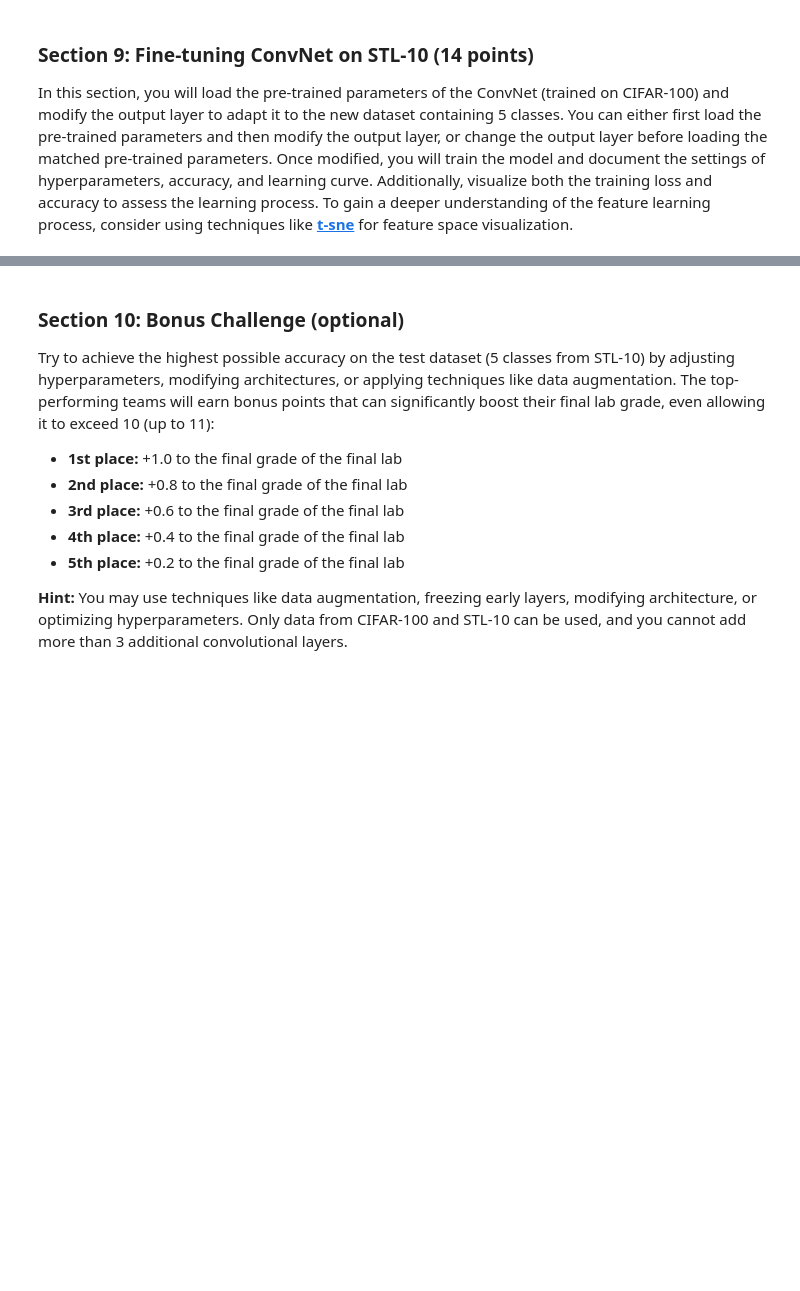
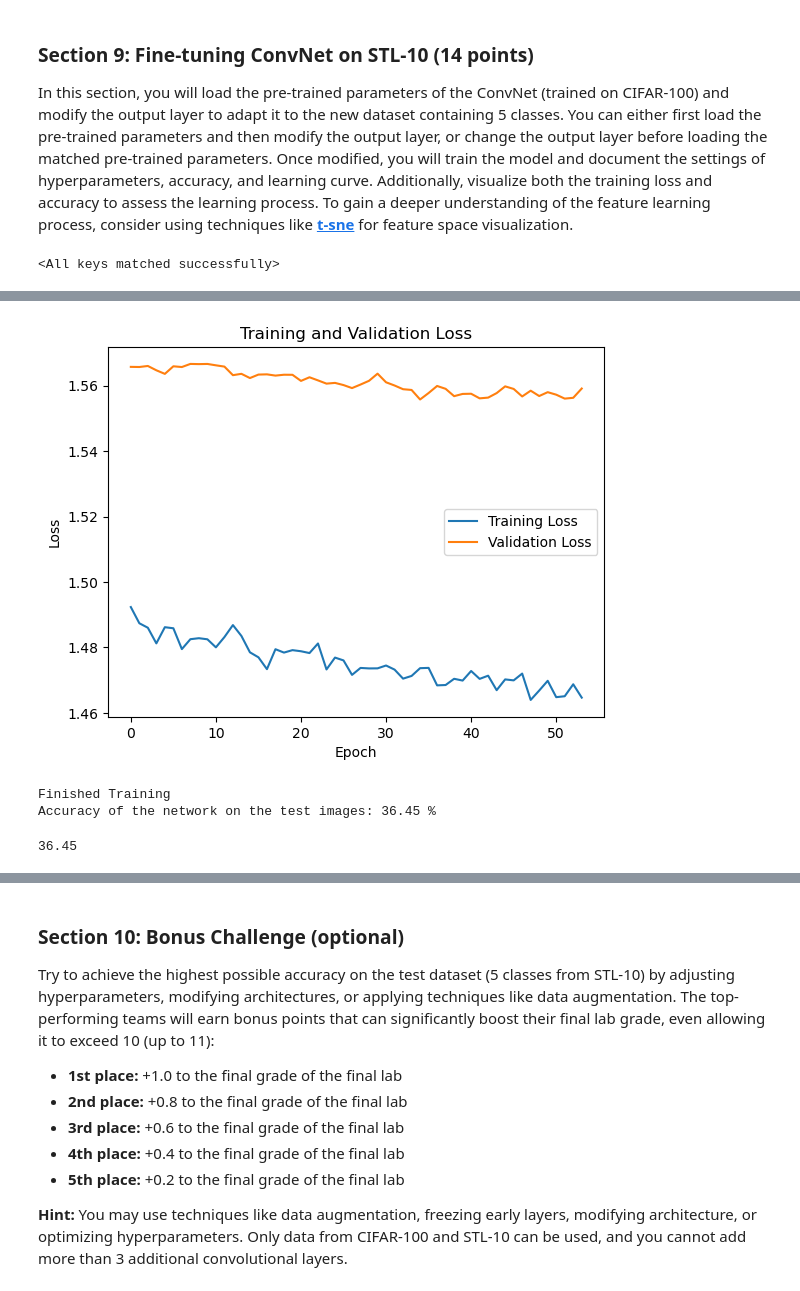
Before and after one commit to chaosido/cv1, a Jupyter notebook: final-lab/cv1-final-lab-part-2.ipynb, the cells around one changed output, grey strips where cells are left out. Saved outputs shown, nothing was run; the diff lists cells and outputs as text; code cells hidden in the pictures; blank space fills up the shorter version.

```diff
--- a/final-lab/cv1-final-lab-part-2.ipynb
+++ b/final-lab/cv1-final-lab-part-2.ipynb
@@ -487,11 +487,11 @@ def validate(net, testloader):
     Validates the model on the test dataset.
 
     Args:
-        net (torch.nn.Module): The neural network model.
+        net (torch.nn.Module): The neural network net.
         testloader (torch.utils.data.DataLoader): The data loader for the test dataset.
 
     Returns:
-        float: The accuracy of the model on the test dataset.
+        float: The accuracy of the net on the test dataset.
     '''
 
     # Set the model to evaluation mode
@@ -1437,0 +1371,18 @@ net.load_state_dict(torch.load(f'best_model_{model_name}.pth'))
+# %%
+# Initialize the modified net
+net = ConvNet()
+
+# Load the pre-trained state dictionary
+pretrained_dict = torch.load('best_model_ConvNet_baseline.pth')
+
+net_dict = net.state_dict()
+
+pretrained_dict = {k: v for k, v in pretrained_dict.items() if k in net_dict and v.size() == net_dict[k].size()} #removes last layer 95 weights
+
+# Update the current net's state dictionary
+net_dict.update(pretrained_dict)
+
+# Load the updated state dictionary into the net
+net.load_state_dict(net_dict)
+# %% [output]
+<All keys matched successfully>
@@ -1437,0 +1513,41 @@ net.load_state_dict(torch.load(f'best_model_{model_name}.pth'))
+# %%
+#model settings
+
+device = torch.device('cuda' if torch.cuda.is_available() else 'cpu')
+net.to(device)
+
+optimizer = torch.optim.SGD(net.parameters(), lr=0.0005, weight_decay=0) # I thought some reduced settings s.a. lower learning rate since we are fine tuning
+criterion = nn.CrossEntropyLoss()
+num_epochs = 15
+
+model_name = 'stl10_finetuned'
+
+# Creating a stratified train-validation split:
+
+indices = list(range(len(train_set_stl_10)))
+train_indices, val_indices = train_test_split(indices, test_size=0.2, random_state=random_seed, stratify=train_set_stl_10.labels, shuffle=True)
+
+train_subset_stl_10 = Subset(train_set, train_indices)
+val_subset_stl_10 = Subset(train_set, val_indices)
+
+
+train_subset_stl_10 = Subset(train_set_stl_10, train_indices)
+val_subset_stl_10 = Subset(train_set_stl_10, val_indices)
+
+train_data_loader_stl_10 = DataLoader(train_subset_stl_10, batch_size=64, shuffle=True)
+validation_data_loader_stl_10 = DataLoader(val_subset_stl_10, batch_size=64, shuffle=False)
+test_data_loader_stl_10 = DataLoader(test_set_stl_10, batch_size=64, shuffle=False)
+
+
+
+# Training and validation
+re_train = True
+
+if not os.path.exists(f'./best_model_{model_name}.pth') or re_train:
+    train_stl(net, train_data_loader_stl_10, validation_data_loader_stl_10, criterion, model_name=model_name, optimizer=optimizer, epochs=200)
+else:
+    net.load_state_dict(torch.load(f'best_model_{model_name}.pth'))
+
+# Validate the model on the test set
+validate_stl(net, test_data_loader_stl_10)
+# %% [output]
@@ -1437,0 +1571,4 @@ net.load_state_dict(torch.load(f'best_model_{model_name}.pth'))
+[figure, added]
+Finished Training
+Accuracy of the network on the test images: 36.45 %
+36.45
```
Also changed, not shown: parts of 10 cells of this notebook.
